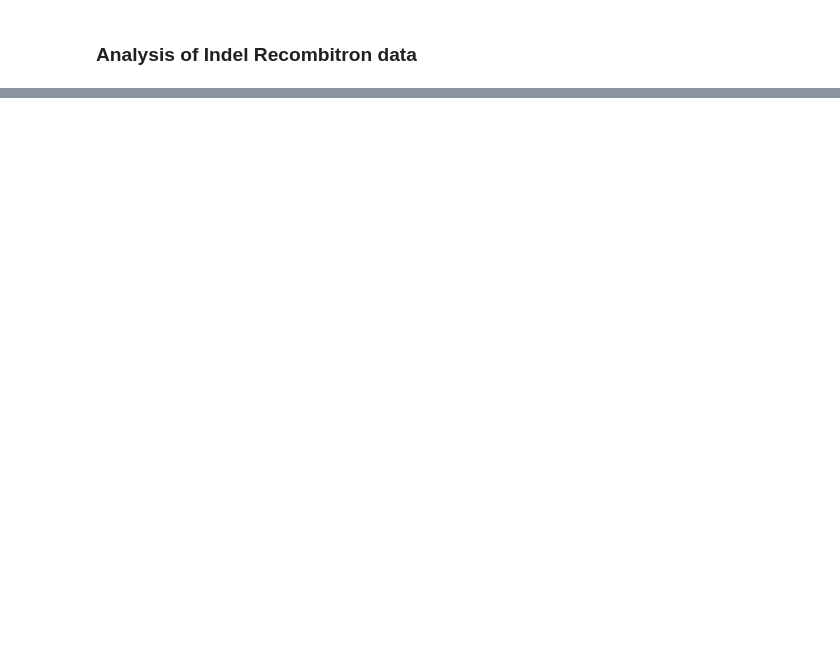
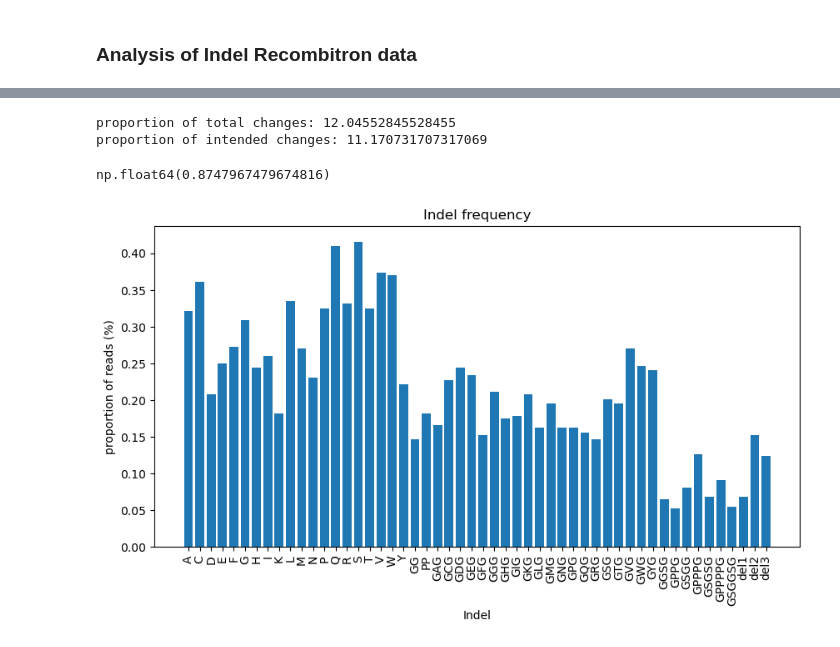
Before and after one commit to AliceHovsepyan/pogo_pance_draft, a Jupyter notebook: Indel_analysis.ipynb, the cells around one changed output, grey strips where cells are left out. Cells and saved outputs as stored; diff of their text form; code cells hidden in the pictures; blank space fills up the shorter version.

Commit message:
update indel ana

```diff
--- a/Indel_analysis.ipynb
+++ b/Indel_analysis.ipynb
@@ -126,13 +139,19 @@ insertions = [#"X",
 # %%
 insertion_codons = {insertion : "".join([ecoli_pref[Aa] for Aa in insertion]) for insertion in insertions }
-subst = {'GG': 'GGCGGC',
- 'PP': 'CCGCCG'}
+subst = {Aa: "".join([ecoli_pref[a] for a in Aa]) for Aa in ["GG", "PP"]}
 deletions = {"del1": "-"*9, # deletion of SG + deletion of the AA in front = total of 9 nucleotides
              "del2": "-"*12,
              "del3": "-"*15,}
 # %%
 ## import data set from CRISPResso2 analysis
 
-Allele_frequency = pd.read_csv("data/fastq/CRISPResso_on_RL1-R1_crispresso_result/Alleles_frequency_table_around_sgRNA_GAAGCGATTAACGAAAGCAGCGGT.txt", sep = "\t")
+Allele_frequency = pd.read_csv("output/RL1-R1/CRISPResso_on_RL1-R1_crispresso_result_final/Alleles_frequency_table_around_sgRNA_GAAGCGATTAACGAAAGCAGCGGT.txt", sep = "\t")
 # filter for alleles with a frequency > 0.01
-Allele_frequency = Allele_frequency[Allele_frequency["%Reads"] > 0.1]
+Allele_frequency = Allele_frequency[Allele_frequency["%Reads"] > 0.05]
+
+
+## in a few cases, four deletions but one insertion is defined, for which we think the read is wrongly aligned and which is only a deletion of 3 nucleotides with a mutation
+## thus we combine # insertion - # deletion to define the size difference to the reference seq
+Allele_frequency["size_diff"] =  Allele_frequency["n_inserted"] - Allele_frequency["n_deleted"]
+
+wt_linker = "SG"
@@ -221,0 +232,31 @@ indel_linker_count
+# %%
+prop_of_changes = sum(Allele_frequency.loc[:,"%Reads"][1:])
+intended_prop_of_changes = sum([x["prop"] for x in indel_codons_count.values()])
+print(f"proportion of total changes: {prop_of_changes}")
+print(f"proportion of intended changes: {intended_prop_of_changes}")
+unintend_prop = prop_of_changes - intended_prop_of_changes
+# %% [output]
+proportion of total changes: 12.04552845528455
+proportion of intended changes: 11.170731707317069
+# %%
+unintend_prop
+# %% [output]
+np.float64(0.8747967479674816)
+# %%
+sorted_indel_names = sorted(list(indel_codons_count.keys()))
+sorted_indel_names = sorted(sorted_indel_names, key = len)
+
+## resort del1, del2, del3 to the end
+sorted_indel_names = [x for x in sorted_indel_names if x not in deletions.keys()] + sorted([x for x in sorted_indel_names if x in deletions.keys()], key = len)
+# %%
+insertion_props = {k: indel_codons_count[k]["prop"] for k in sorted_indel_names}
+plt.figure(figsize=(10,5))
+plt.bar(list(insertion_props.keys()), list(insertion_props.values()))
+plt.xticks(rotation=90)
+plt.ylabel("proportion of reads (%)")
+plt.title("Indel frequency")
+plt.xlabel("Indel")
+plt.savefig("output/RL1-R1/Indel_frequency.pdf", bbox_inches = "tight")
+plt.show()
+# %% [output]
+[figure, added]
```
Also changed, not shown: parts of 10 cells of this notebook, 2 other files.
